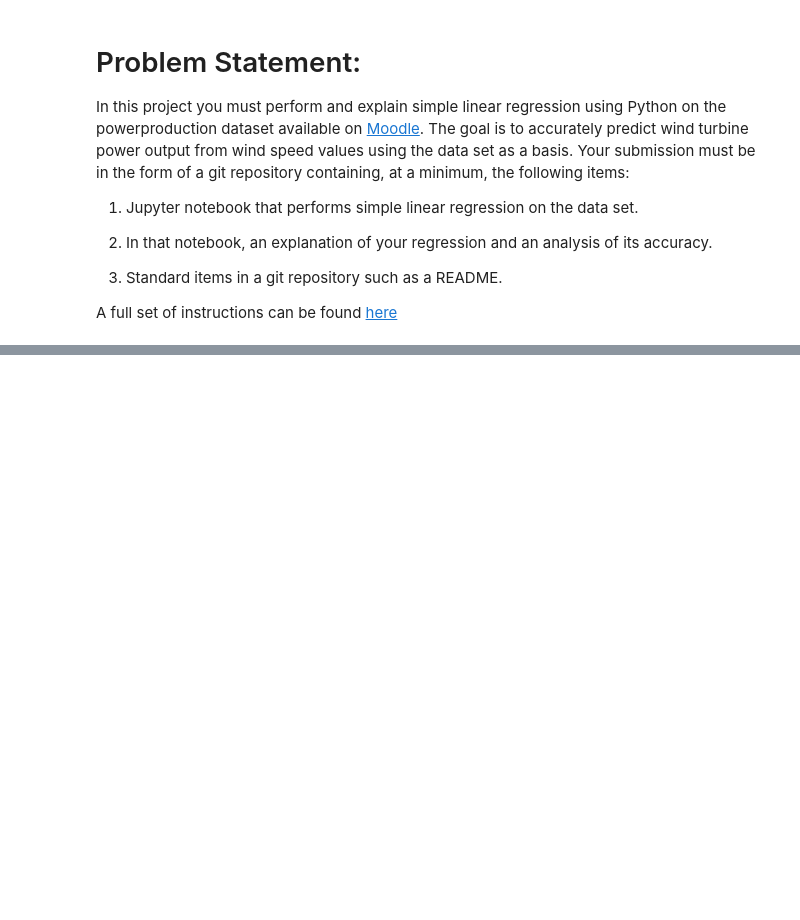
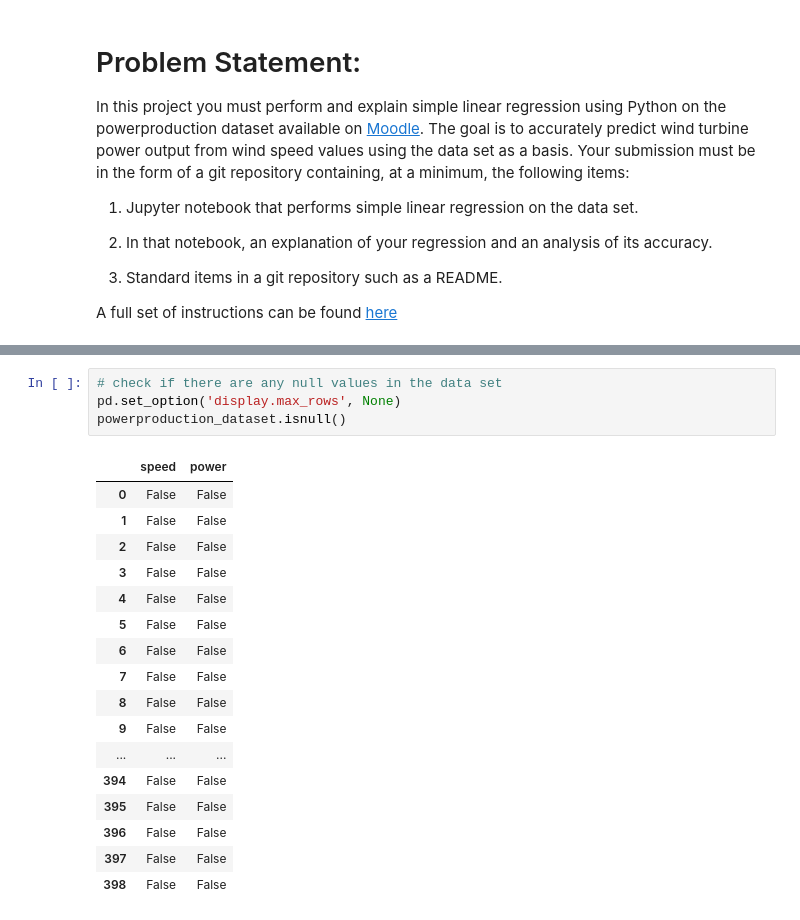
Before and after one commit to Deego88/FoDA_Project_2020, a Jupyter notebook: FoDA_Project_2020.ipynb, the cells around one changed output, grey strips where cells are left out. Drawn from its saved outputs; the diff is of its cells as text; blank space fills up the shorter version.

```diff
--- a/FoDA_Project_2020.ipynb
+++ b/FoDA_Project_2020.ipynb
@@ -20,0 +102,22 @@ A full set of instructions can be found [here](https://github.com/Deego88/FoDA_P
+# %%
+# check if there are any null values in the data set
+pd.set_option('display.max_rows', None)
+powerproduction_dataset.isnull()
+# %% [output]
+|  | speed | power |
+| 0 | False | False |
+| 1 | False | False |
+| 2 | False | False |
+| 3 | False | False |
+| 4 | False | False |
+| 5 | False | False |
+| 6 | False | False |
+| 7 | False | False |
+| 8 | False | False |
+| 9 | False | False |
+| ... | ... | ... |
+| 394 | False | False |
+| 395 | False | False |
+| 396 | False | False |
+| 397 | False | False |
+| 398 | False | False |
```
Also changed, not shown: parts of 14 cells of this notebook.
